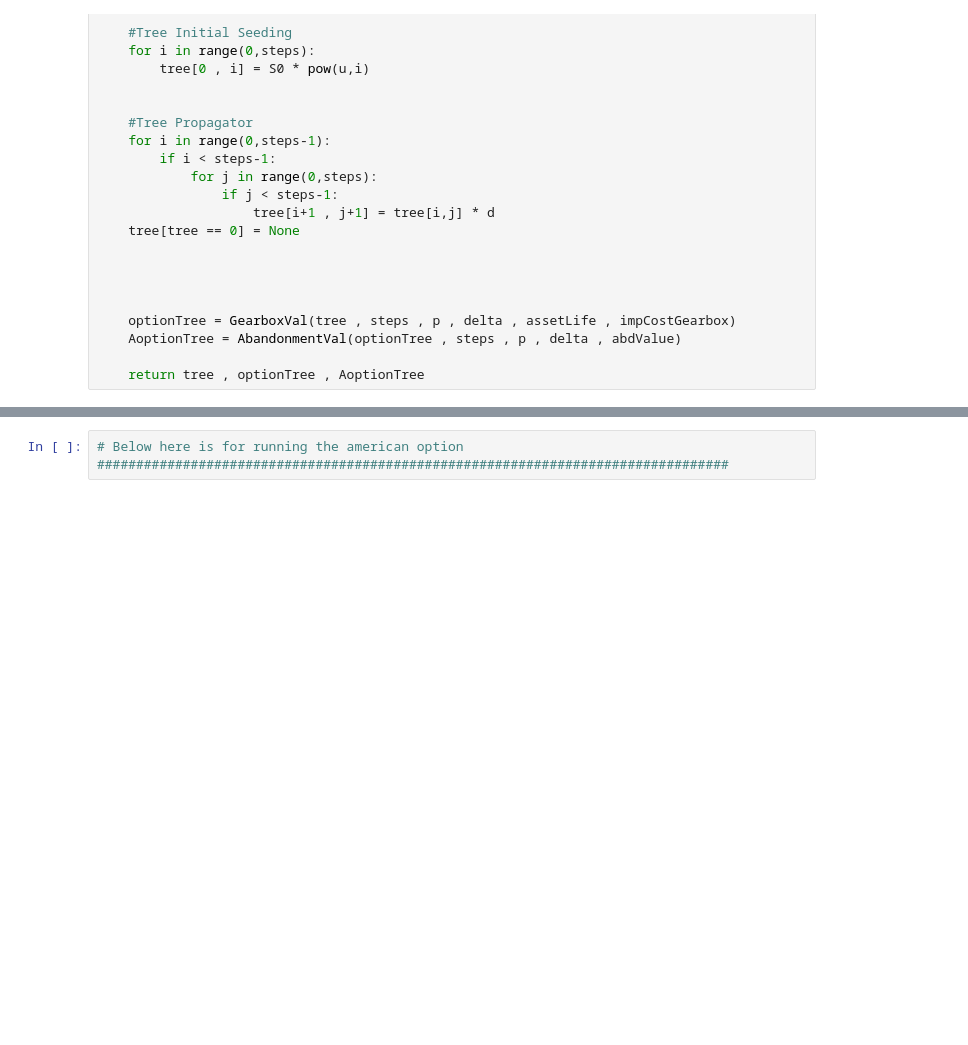
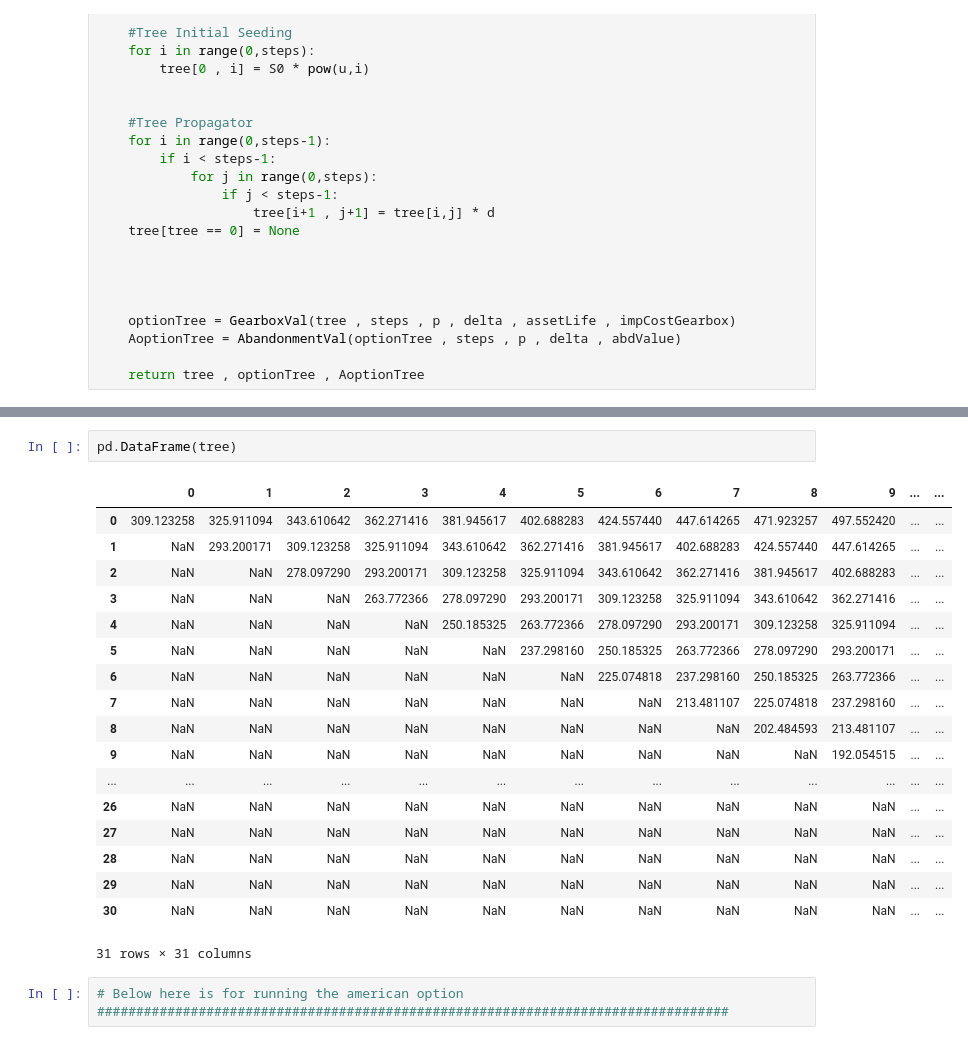
Before and after one commit to AlWestwood1/wind_farm_ROA, a Jupyter notebook: American_single_double_option.ipynb, the cells around one changed output, grey strips where cells are left out. Saved outputs shown, nothing was run; the diff lists cells and outputs as text; blank space fills up the shorter version.

```diff
--- a/American_single_double_option.ipynb
+++ b/American_single_double_option.ipynb
@@ -229,3 +271,24 @@ Value of project = £-285.52 million
+# %%
+pd.DataFrame(tree)
+# %% [output]
+|  | 0 | 1 | 2 | 3 | 4 | 5 | 6 | 7 | 8 | 9 | ... | ... |
+| 0 | 309.123258 | 325.911094 | 343.610642 | 362.271416 | 381.945617 | 402.688283 | 424.557440 | 447.614265 | 471.923257 | 497.552420 | ... | ... |
+| 1 | NaN | 293.200171 | 309.123258 | 325.911094 | 343.610642 | 362.271416 | 381.945617 | 402.688283 | 424.557440 | 447.614265 | ... | ... |
+| 2 | NaN | NaN | 278.097290 | 293.200171 | 309.123258 | 325.911094 | 343.610642 | 362.271416 | 381.945617 | 402.688283 | ... | ... |
+| 3 | NaN | NaN | NaN | 263.772366 | 278.097290 | 293.200171 | 309.123258 | 325.911094 | 343.610642 | 362.271416 | ... | ... |
+| 4 | NaN | NaN | NaN | NaN | 250.185325 | 263.772366 | 278.097290 | 293.200171 | 309.123258 | 325.911094 | ... | ... |
+| 5 | NaN | NaN | NaN | NaN | NaN | 237.298160 | 250.185325 | 263.772366 | 278.097290 | 293.200171 | ... | ... |
+| 6 | NaN | NaN | NaN | NaN | NaN | NaN | 225.074818 | 237.298160 | 250.185325 | 263.772366 | ... | ... |
+| 7 | NaN | NaN | NaN | NaN | NaN | NaN | NaN | 213.481107 | 225.074818 | 237.298160 | ... | ... |
+| 8 | NaN | NaN | NaN | NaN | NaN | NaN | NaN | NaN | 202.484593 | 213.481107 | ... | ... |
+| 9 | NaN | NaN | NaN | NaN | NaN | NaN | NaN | NaN | NaN | 192.054515 | ... | ... |
+| ... | ... | ... | ... | ... | ... | ... | ... | ... | ... | ... | ... | ... |
+| 26 | NaN | NaN | NaN | NaN | NaN | NaN | NaN | NaN | NaN | NaN | ... | ... |
+| 27 | NaN | NaN | NaN | NaN | NaN | NaN | NaN | NaN | NaN | NaN | ... | ... |
+| 28 | NaN | NaN | NaN | NaN | NaN | NaN | NaN | NaN | NaN | NaN | ... | ... |
+| 29 | NaN | NaN | NaN | NaN | NaN | NaN | NaN | NaN | NaN | NaN | ... | ... |
+| 30 | NaN | NaN | NaN | NaN | NaN | NaN | NaN | NaN | NaN | NaN | ... | ... |
+31 rows × 31 columns
 # %%
 # Below here is for running the american option
 #################################################################################
```
Also changed, not shown: parts of 10 cells of this notebook.
